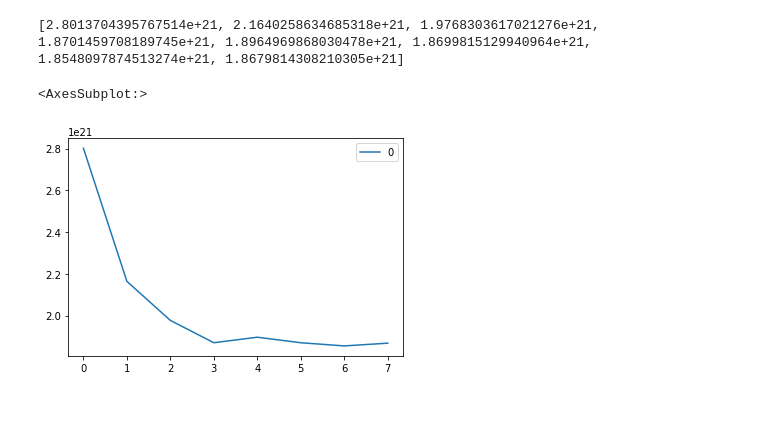
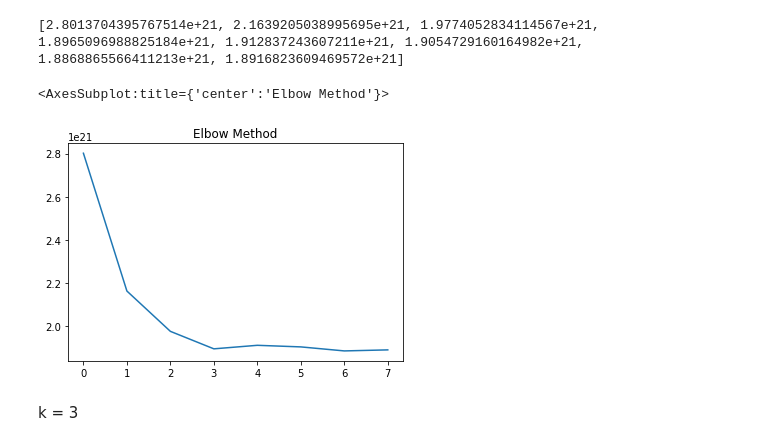
Before and after one commit to gianaguico/ADM_HW4_Group33, a Jupyter notebook: TentativoMapReduce.ipynb, the cells around one changed output. Drawn from its saved outputs; the diff is of its cells as text; code cells hidden in the pictures; blank space fills up the shorter version.

```diff
--- a/TentativoMapReduce.ipynb
+++ b/TentativoMapReduce.ipynb
@@ -69,11 +69,12 @@ l = []
 for k in tqdm(range(3, 11)):
     clusters, variance = iterating(k, rdd, threshold = 10)
     l.append(variance)
-print(l)
 # %% [output]
-[2.8013704395767514e+21, 2.1640258634685318e+21, 1.9768303617021276e+21, 1.8701459708189745e+21, 1.8964969868030478e+21, 1.8699815129940964e+21, 1.8548097874513274e+21, 1.8679814308210305e+21]
+[2.8013704395767514e+21, 2.1639205038995695e+21, 1.9774052834114567e+21, 1.8965096988825184e+21, 1.912837243607211e+21, 1.9054729160164982e+21, 1.8868865566411213e+21, 1.8916823609469572e+21]
 # %%
-pd.DataFrame(l).plot()
+pd.DataFrame(l).plot(title = 'Elbow Method', legend = False)
 # %% [output]
-<AxesSubplot:>
+<AxesSubplot:title={'center':'Elbow Method'}>
-[figure, old version]
+[figure, new version]
+# %% [markdown]
+k = 3
```
Also changed, not shown: parts of 9 cells of this notebook.
